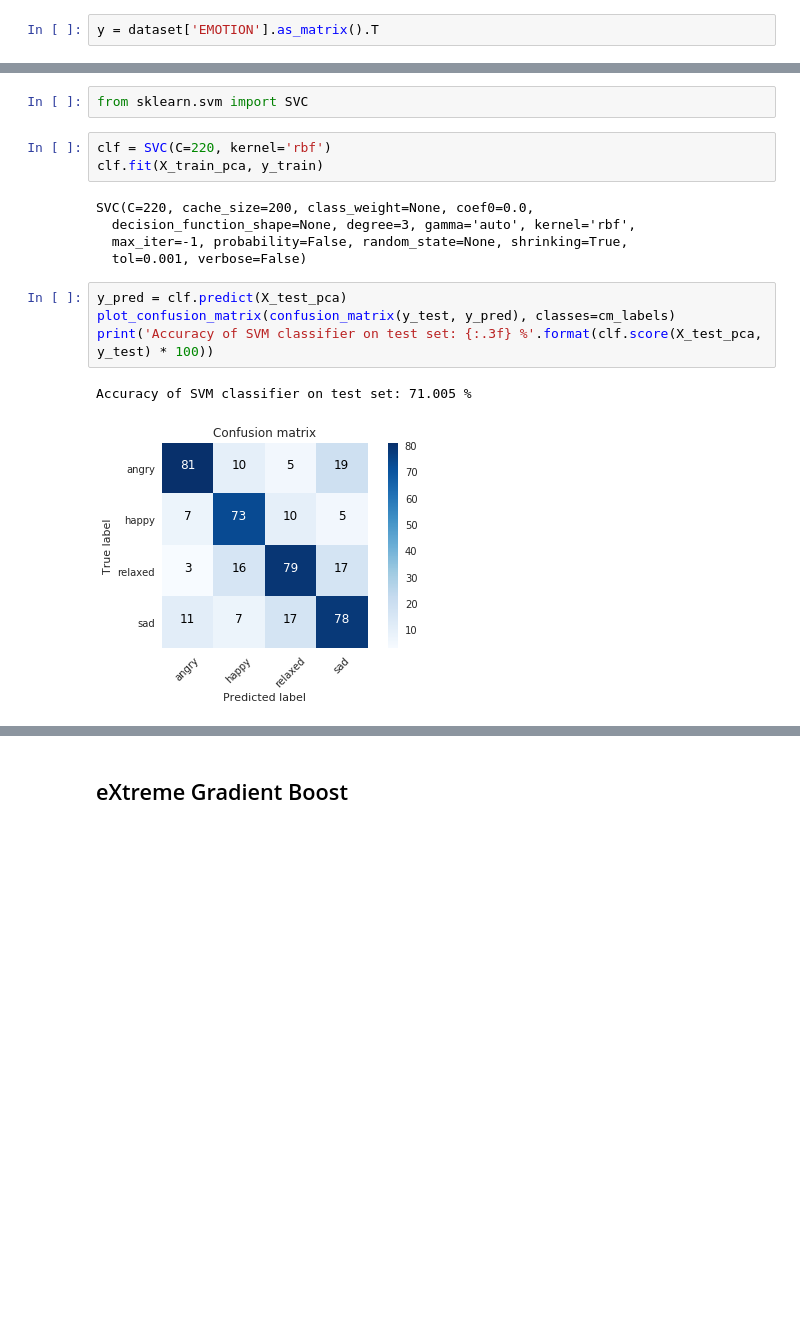
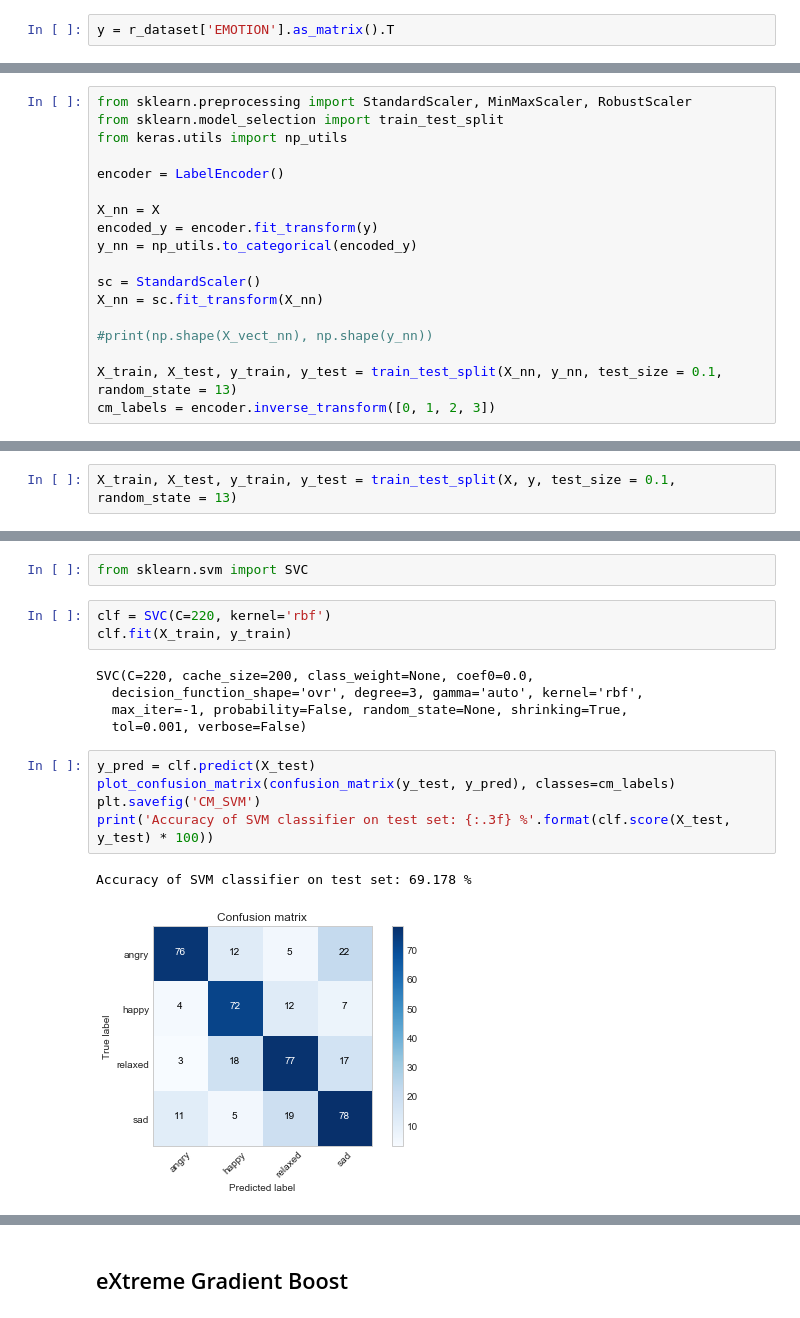
Before and after one commit to sgiammy/emotion-patterns-in-music-playlists, a Jupyter notebook: src/Advanced_Feature_Engineering.ipynb, the cells around one changed output, grey strips where cells are left out. Drawn from its saved outputs; the diff is of its cells as text; blank space fills up the shorter version.

```diff
--- a/src/Advanced_Feature_Engineering.ipynb
+++ b/src/Advanced_Feature_Engineering.ipynb
@@ -258,3 +303,3 @@ X_vect = np.hstack([X_vect_pca, X_vect[:, 300:]])
 # %%
-y = dataset['EMOTION'].as_matrix().T
+y = r_dataset['EMOTION'].as_matrix().T
 # %%
@@ -332,0 +338,18 @@ X_vect_nn = sc.transform(X_vect)
+# %%
+from sklearn.preprocessing import StandardScaler, MinMaxScaler, RobustScaler
+from sklearn.model_selection import train_test_split
+from keras.utils import np_utils
+
+encoder = LabelEncoder()
+
+X_nn = X
+encoded_y = encoder.fit_transform(y)
+y_nn = np_utils.to_categorical(encoded_y)
+
+sc = StandardScaler()
+X_nn = sc.fit_transform(X_nn)
+
+#print(np.shape(X_vect_nn), np.shape(y_nn))
+
+X_train, X_test, y_train, y_test = train_test_split(X_nn, y_nn, test_size = 0.1, random_state = 13)
+cm_labels = encoder.inverse_transform([0, 1, 2, 3])
@@ -579,6 +634,8 @@ playlistDf.head(n_pl)
 | 612 | 0.371769 | 0.174252 | 0.382049 | 0.07193 |
 # %% [markdown]
 ## Logistic Regression
+# %%
+X_train, X_test, y_train, y_test = train_test_split(X, y, test_size = 0.1, random_state = 13)
 # %%
 from sklearn.linear_model import LogisticRegression
 def evaluate_logreg(X_train, y_train, X_test, y_test):
@@ -711,17 +769,18 @@ def parameters_grid_search(classifier, params, x, y, cv=10, verbose=False):
 from sklearn.svm import SVC
 # %%
 clf = SVC(C=220, kernel='rbf')
-clf.fit(X_train_pca, y_train)
+clf.fit(X_train, y_train)
 # %% [output]
 SVC(C=220, cache_size=200, class_weight=None, coef0=0.0,
-  decision_function_shape=None, degree=3, gamma='auto', kernel='rbf',
+  decision_function_shape='ovr', degree=3, gamma='auto', kernel='rbf',
   max_iter=-1, probability=False, random_state=None, shrinking=True,
   tol=0.001, verbose=False)
 # %%
-y_pred = clf.predict(X_test_pca)
+y_pred = clf.predict(X_test)
 plot_confusion_matrix(confusion_matrix(y_test, y_pred), classes=cm_labels)
-print('Accuracy of SVM classifier on test set: {:.3f} %'.format(clf.score(X_test_pca, y_test) * 100))
+plt.savefig('CM_SVM')
+print('Accuracy of SVM classifier on test set: {:.3f} %'.format(clf.score(X_test, y_test) * 100))
 # %% [output]
-Accuracy of SVM classifier on test set: 71.005 %
+Accuracy of SVM classifier on test set: 69.178 %
-[figure, old version]
+[figure, new version]
 # %%
```
Also changed, not shown: parts of 70 cells of this notebook.
